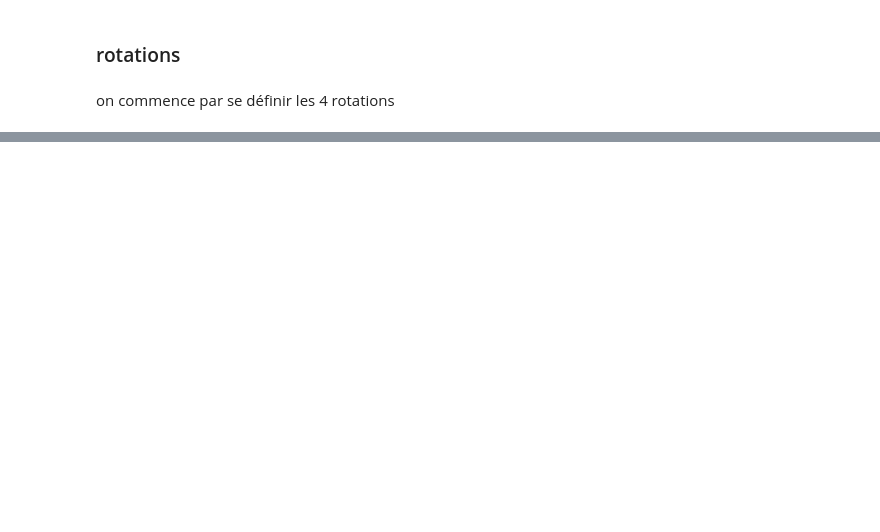
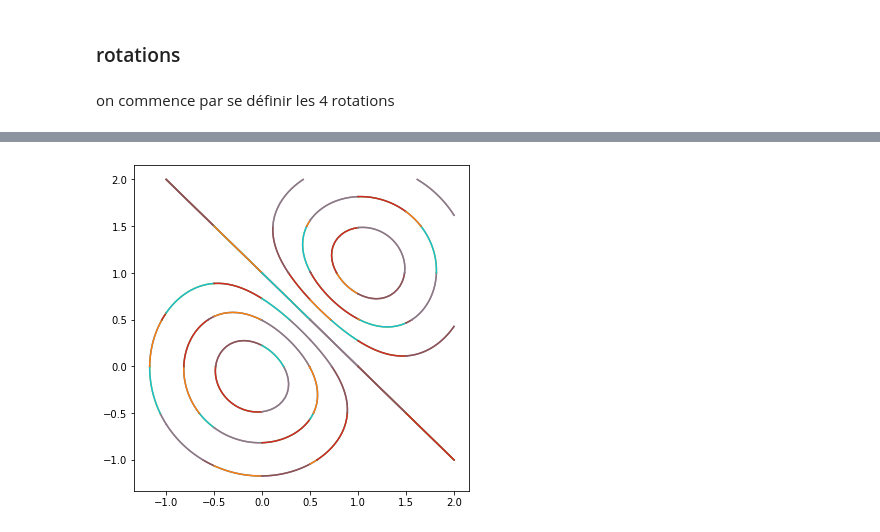
Before and after one commit to flotpython/slides, a Jupyter notebook: samples/40-variables-substitutions.ipynb, the cells around one changed output, grey strips where cells are left out. Drawn from its saved outputs; the diff is of its cells as text; code cells hidden in the pictures; blank space fills up the shorter version.

```diff
--- a/samples/40-variables-substitutions.ipynb
+++ b/samples/40-variables-substitutions.ipynb
@@ -180,13 +205,8 @@ x, y
-# %%
-def rotate(f, angle: Angle):
-    if angle == Angle.LEFT:
-        return f
-    if angle == Angle.TOP:
-        return lambda x, y: f(y, 1-x)
-    if angle == Angle.RIGHT:
-        return lambda x, y: f(1-x, 1-y)
-    if angle == Angle.BOTTOM:
-        return lambda x, y: f(1-y, x)
+# %%
+# cette fonction globale (ne pas confondre avec Angle.rotate)
+# est une usine à fonctions comme translate() et scale()
+def rotate(f, angle: Angle):
+    return lambda x, y: f(*angle.rotate(x, y))
 # %%
 # on focalise sur le carré unité
 X1 = np.arange(0, 1, .1)
@@ -251,6 +284,7 @@ def contour(f, c, xs, ys, delta):
         y1, y2 = ys[j], ys[j+1]
 
         for angle in Angle.ALL():
+            # here we build the function suitable for simple_contour
             f_cell = rotate(scale(translate(f, -x1, -y1), 1/(x2-x1), 1/(y2-y1)), angle)
 
             # these are relative to the unit square
@@ -260,15 +294,17 @@ def contour(f, c, xs, ys, delta):
             if len(X_01) ==0:
                 continue
 
-#            print(f"found a contour_simple for c={c} of length {len(X_01)} with angle {angle} on [{x1}..{x2}]x[{y1}..{y2}]")
             # so we need to remap them into the [x1, x2] x [y1, y2] domain
             # which amounts to reversing the deformation from f to f_cell
-#            print(f"angle={angle} -> -angle={-angle}")
-            inverser = translate(scale(rotate(identity, -angle), x2-x1, y2-y1), x1, y1)
             X, Y = [], []
             for x_01, y_01 in zip(X_01, Y_01):
-                x, y = inverser(x_01, y_01)
-                X.append(x), Y.append(y)
+                # it's possible to undo one level using rotate applied on identity
+                rx, ry = rotate(identity, angle)(x_01, y_01)
+                # the other moves we must apply by hand
+                # cannot use the scale/translate thing here - discussion..
+                sx, sy = (x2-x1)*rx, (y2-y1)*ry
+                tx, ty = sx + x1, sy + y1
+                X.append(tx), Y.append(ty)
             curves.append((X, Y))
 
     return curves
@@ -277,17 +313,13 @@ def draw_contour(f, c, xs=[0.0, 1.0], ys=[0.0, 1.0], delta=0.1):
     curves = contour(f, c, xs, ys, delta)
     for X, Y in curves:
         plt.plot(X, Y)
-# %%
-targets = [-1., 0.,  1.]
-xs = [-1., 0., 1., 2.]
-ys = [-1., 0., 1., 2.]
-for c in targets:
-    plt.figure(figsize=(6, 6))
-    draw_contour(h, c, xs, ys)
 # %%
 plt.figure(figsize=(6, 6))
 
-steps = np.arange(-2, +2, 0.5)
+# upper bound not included in arange
+steps = np.arange(-2, +2.0001, 0.5)
 
-for c in np.arange(-1.5, 1.5, .5):
+for c in np.arange(-1.5, 1.5001, .5):
     draw_contour(h, c, steps, steps)
+# %% [output]
+[figure, added]
```
Also changed, not shown: parts of 14 cells of this notebook.
